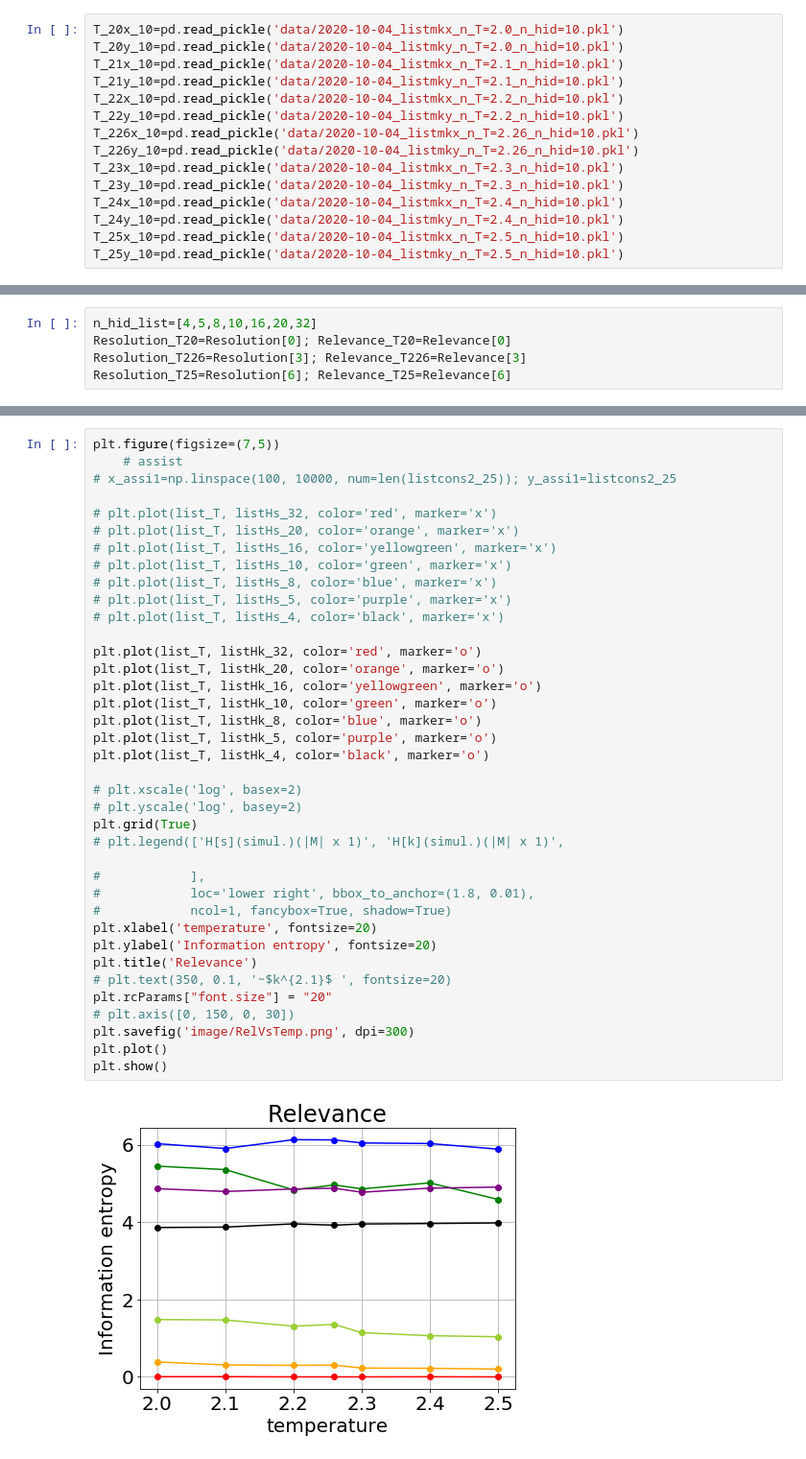
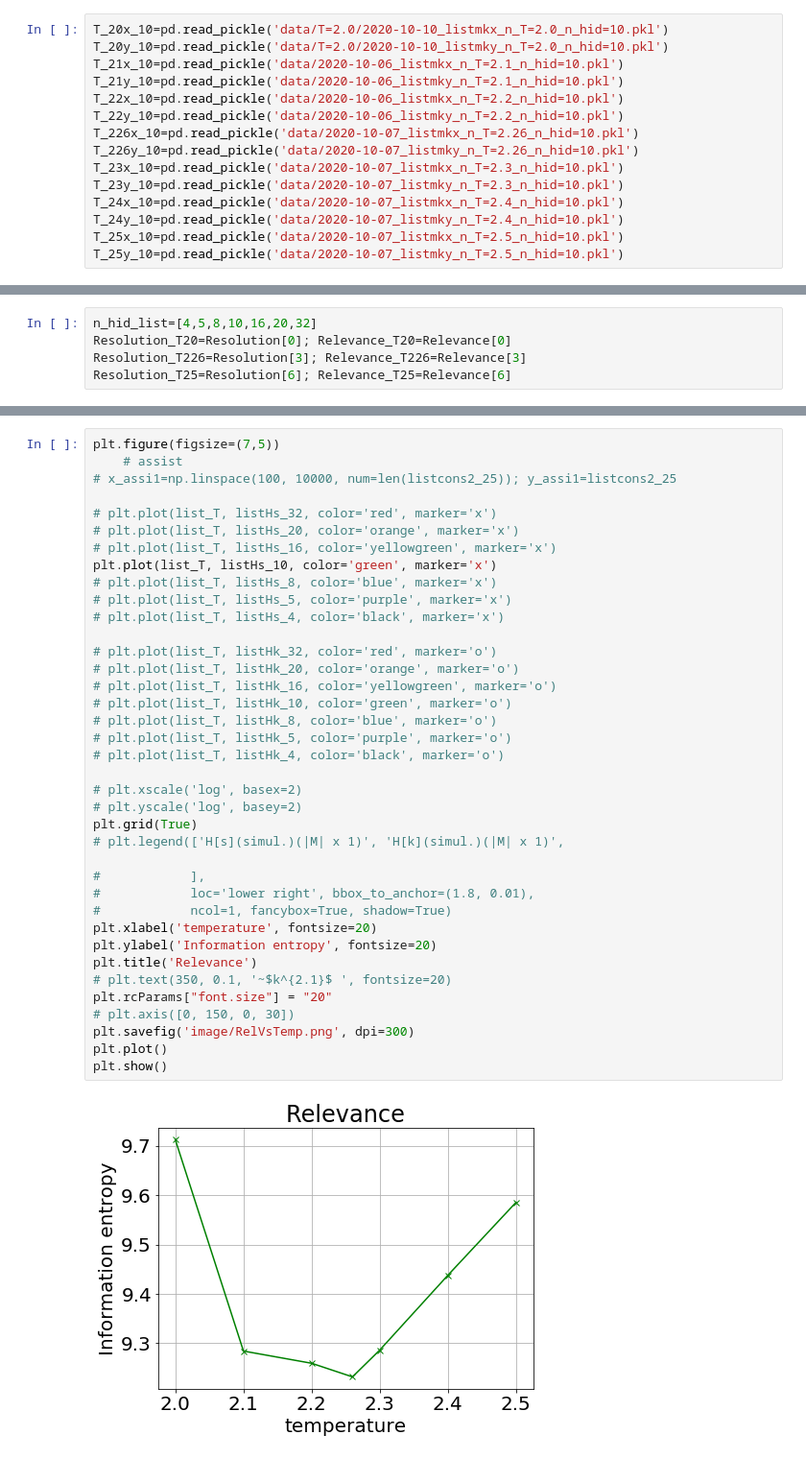
Before and after one commit to physicaone/physicaone, a Jupyter notebook: RRbyTemp.ipynb, the cells around one changed output, grey strips where cells are left out. Shown at 96% size. Saved outputs shown, nothing was run; the diff lists cells and outputs as text.

```diff
--- a/RRbyTemp.ipynb
+++ b/RRbyTemp.ipynb
@@ -133,18 +184,18 @@ T_25y_5=pd.read_pickle('data/2020-10-04_listmky_n_T=2.5_n_hid=5.pkl')
 # %%
-T_20x_10=pd.read_pickle('data/2020-10-04_listmkx_n_T=2.0_n_hid=10.pkl')
-T_20y_10=pd.read_pickle('data/2020-10-04_listmky_n_T=2.0_n_hid=10.pkl')
-T_21x_10=pd.read_pickle('data/2020-10-04_listmkx_n_T=2.1_n_hid=10.pkl')
-T_21y_10=pd.read_pickle('data/2020-10-04_listmky_n_T=2.1_n_hid=10.pkl')
-T_22x_10=pd.read_pickle('data/2020-10-04_listmkx_n_T=2.2_n_hid=10.pkl')
-T_22y_10=pd.read_pickle('data/2020-10-04_listmky_n_T=2.2_n_hid=10.pkl')
-T_226x_10=pd.read_pickle('data/2020-10-04_listmkx_n_T=2.26_n_hid=10.pkl')
-T_226y_10=pd.read_pickle('data/2020-10-04_listmky_n_T=2.26_n_hid=10.pkl')
-T_23x_10=pd.read_pickle('data/2020-10-04_listmkx_n_T=2.3_n_hid=10.pkl')
-T_23y_10=pd.read_pickle('data/2020-10-04_listmky_n_T=2.3_n_hid=10.pkl')
-T_24x_10=pd.read_pickle('data/2020-10-04_listmkx_n_T=2.4_n_hid=10.pkl')
-T_24y_10=pd.read_pickle('data/2020-10-04_listmky_n_T=2.4_n_hid=10.pkl')
-T_25x_10=pd.read_pickle('data/2020-10-04_listmkx_n_T=2.5_n_hid=10.pkl')
-T_25y_10=pd.read_pickle('data/2020-10-04_listmky_n_T=2.5_n_hid=10.pkl')
+T_20x_10=pd.read_pickle('data/T=2.0/2020-10-10_listmkx_n_T=2.0_n_hid=10.pkl')
+T_20y_10=pd.read_pickle('data/T=2.0/2020-10-10_listmky_n_T=2.0_n_hid=10.pkl')
+T_21x_10=pd.read_pickle('data/2020-10-06_listmkx_n_T=2.1_n_hid=10.pkl')
+T_21y_10=pd.read_pickle('data/2020-10-06_listmky_n_T=2.1_n_hid=10.pkl')
+T_22x_10=pd.read_pickle('data/2020-10-06_listmkx_n_T=2.2_n_hid=10.pkl')
+T_22y_10=pd.read_pickle('data/2020-10-06_listmky_n_T=2.2_n_hid=10.pkl')
+T_226x_10=pd.read_pickle('data/2020-10-07_listmkx_n_T=2.26_n_hid=10.pkl')
+T_226y_10=pd.read_pickle('data/2020-10-07_listmky_n_T=2.26_n_hid=10.pkl')
+T_23x_10=pd.read_pickle('data/2020-10-07_listmkx_n_T=2.3_n_hid=10.pkl')
+T_23y_10=pd.read_pickle('data/2020-10-07_listmky_n_T=2.3_n_hid=10.pkl')
+T_24x_10=pd.read_pickle('data/2020-10-07_listmkx_n_T=2.4_n_hid=10.pkl')
+T_24y_10=pd.read_pickle('data/2020-10-07_listmky_n_T=2.4_n_hid=10.pkl')
+T_25x_10=pd.read_pickle('data/2020-10-07_listmkx_n_T=2.5_n_hid=10.pkl')
+T_25y_10=pd.read_pickle('data/2020-10-07_listmky_n_T=2.5_n_hid=10.pkl')
 # %%
 T_20x_20=pd.read_pickle('data/2020-10-04_listmkx_n_T=2.0_n_hid=20.pkl')
 T_20y_20=pd.read_pickle('data/2020-10-04_listmky_n_T=2.0_n_hid=20.pkl')
@@ -354,39 +405,39 @@ plt.show()
 plt.figure(figsize=(7,5))
     # assist
 # x_assi1=np.linspace(100, 10000, num=len(listcons2_25)); y_assi1=listcons2_25
 
 # plt.plot(list_T, listHs_32, color='red', marker='x')
 # plt.plot(list_T, listHs_20, color='orange', marker='x')
 # plt.plot(list_T, listHs_16, color='yellowgreen', marker='x')
-# plt.plot(list_T, listHs_10, color='green', marker='x')
+plt.plot(list_T, listHs_10, color='green', marker='x')
 # plt.plot(list_T, listHs_8, color='blue', marker='x')
 # plt.plot(list_T, listHs_5, color='purple', marker='x')
 # plt.plot(list_T, listHs_4, color='black', marker='x')
 
-plt.plot(list_T, listHk_32, color='red', marker='o')
-plt.plot(list_T, listHk_20, color='orange', marker='o')
-plt.plot(list_T, listHk_16, color='yellowgreen', marker='o')
-plt.plot(list_T, listHk_10, color='green', marker='o')
-plt.plot(list_T, listHk_8, color='blue', marker='o')
-plt.plot(list_T, listHk_5, color='purple', marker='o')
-plt.plot(list_T, listHk_4, color='black', marker='o')
+# plt.plot(list_T, listHk_32, color='red', marker='o')
+# plt.plot(list_T, listHk_20, color='orange', marker='o')
+# plt.plot(list_T, listHk_16, color='yellowgreen', marker='o')
+# plt.plot(list_T, listHk_10, color='green', marker='o')
+# plt.plot(list_T, listHk_8, color='blue', marker='o')
+# plt.plot(list_T, listHk_5, color='purple', marker='o')
+# plt.plot(list_T, listHk_4, color='black', marker='o')
 
 # plt.xscale('log', basex=2)
 # plt.yscale('log', basey=2)
 plt.grid(True)
 # plt.legend(['H[s](simul.)(|M| x 1)', 'H[k](simul.)(|M| x 1)',
 
 #            ],
 #            loc='lower right', bbox_to_anchor=(1.8, 0.01),
 #            ncol=1, fancybox=True, shadow=True)
 plt.xlabel('temperature', fontsize=20)
 plt.ylabel('Information entropy', fontsize=20)
 plt.title('Relevance')
 # plt.text(350, 0.1, '~$k^{2.1}$ ', fontsize=20)
 plt.rcParams["font.size"] = "20"
 # plt.axis([0, 150, 0, 30])
 plt.savefig('image/RelVsTemp.png', dpi=300)
 plt.plot()
 plt.show()
 # %% [output]
-[figure, old version]
+[figure, new version]
```
Also changed, not shown: parts of 13 cells of this notebook.
